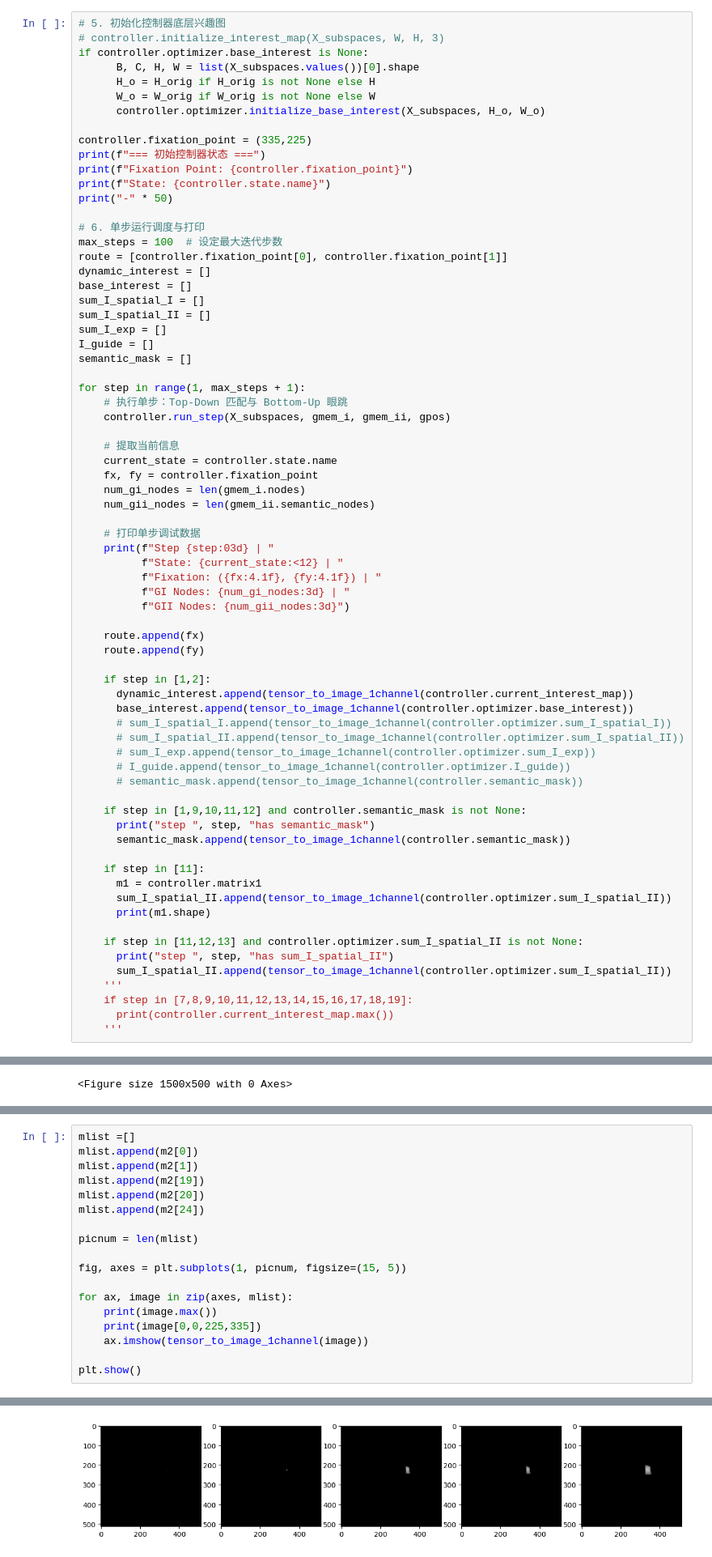
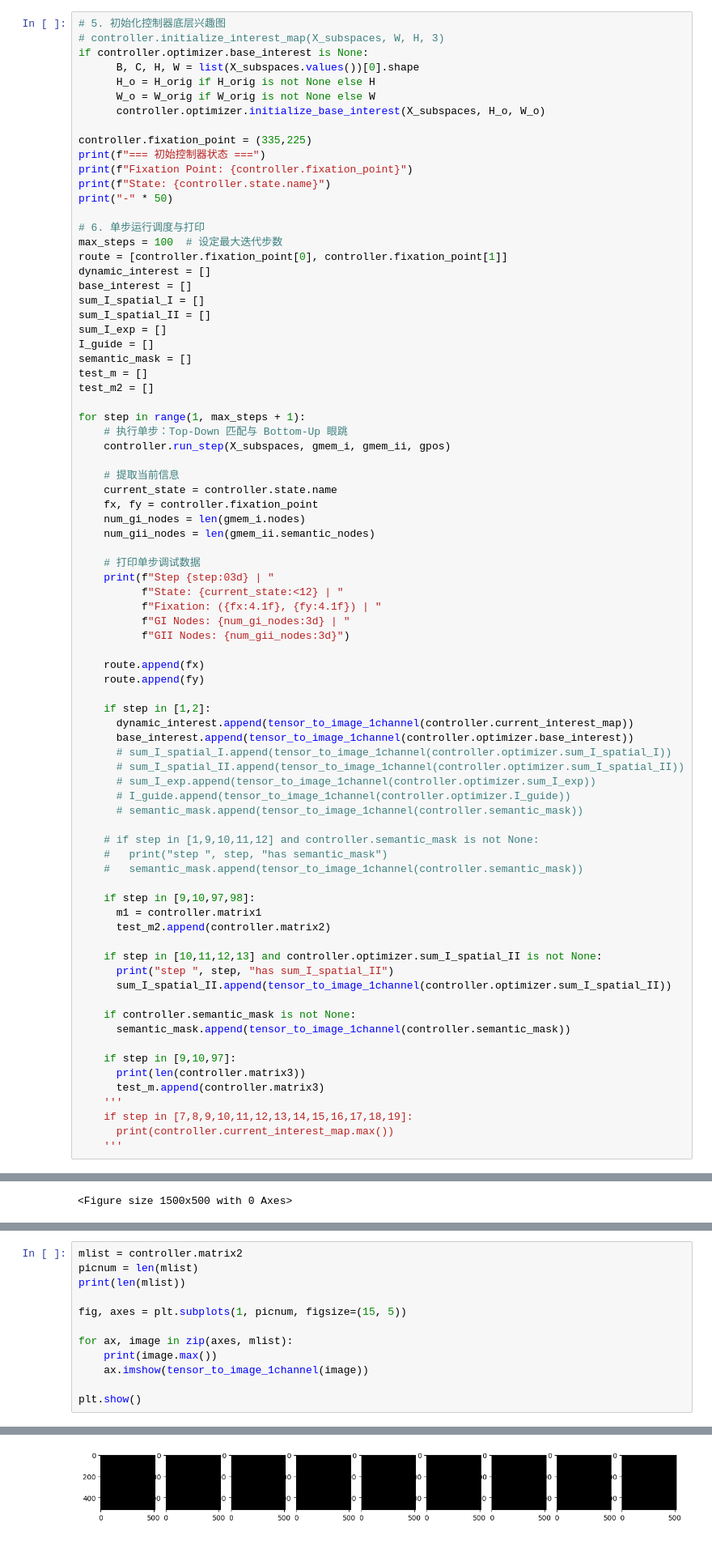
Before and after one commit to jzkaknckx/Conscious-demo, a Jupyter notebook: src/test_memorypoolForJune2.ipynb, the cells around one changed output, grey strips where cells are left out. Shown at 81% size. Cells and saved outputs as stored; diff of their text form.

```diff
--- a/src/test_memorypoolForJune2.ipynb
+++ b/src/test_memorypoolForJune2.ipynb
@@ -76,6 +76,8 @@ sum_I_spatial_II = []
 sum_I_exp = []
 I_guide = []
 semantic_mask = []
+test_m = []
+test_m2 = []
 
 for step in range(1, max_steps + 1):
     # 执行单步：Top-Down 匹配与 Bottom-Up 眼跳
@@ -106,18 +108,24 @@ for step in range(1, max_steps + 1):
       # I_guide.append(tensor_to_image_1channel(controller.optimizer.I_guide))
       # semantic_mask.append(tensor_to_image_1channel(controller.semantic_mask))
 
-    if step in [1,9,10,11,12] and controller.semantic_mask is not None:
-      print("step ", step, "has semantic_mask")
+    # if step in [1,9,10,11,12] and controller.semantic_mask is not None:
+    #   print("step ", step, "has semantic_mask")
+    #   semantic_mask.append(tensor_to_image_1channel(controller.semantic_mask))
+
+    if step in [9,10,97,98]:
+      m1 = controller.matrix1
+      test_m2.append(controller.matrix2)
+
+    if step in [10,11,12,13] and controller.optimizer.sum_I_spatial_II is not None:
+      print("step ", step, "has sum_I_spatial_II")
+      sum_I_spatial_II.append(tensor_to_image_1channel(controller.optimizer.sum_I_spatial_II))
+
+    if controller.semantic_mask is not None:
       semantic_mask.append(tensor_to_image_1channel(controller.semantic_mask))
 
-    if step in [11]:
-      m1 = controller.matrix1
-      sum_I_spatial_II.append(tensor_to_image_1channel(controller.optimizer.sum_I_spatial_II))
-      print(m1.shape)
-
-    if step in [11,12,13] and controller.optimizer.sum_I_spatial_II is not None:
-      print("step ", step, "has sum_I_spatial_II")
-      sum_I_spatial_II.append(tensor_to_image_1channel(controller.optimizer.sum_I_spatial_II))
+    if step in [9,10,97]:
+      print(len(controller.matrix3))
+      test_m.append(controller.matrix3)
     '''
     if step in [7,8,9,10,11,12,13,14,15,16,17,18,19]:
       print(controller.current_interest_map.max())
@@ -329,18 +376,12 @@ tensor(0.)
 # %%
-mlist =[]
-mlist.append(m2[0])
-mlist.append(m2[1])
-mlist.append(m2[19])
-mlist.append(m2[20])
-mlist.append(m2[24])
-
+mlist = controller.matrix2
 picnum = len(mlist)
+print(len(mlist))
 
 fig, axes = plt.subplots(1, picnum, figsize=(15, 5))
 
 for ax, image in zip(axes, mlist):
     print(image.max())
-    print(image[0,0,225,335])
     ax.imshow(tensor_to_image_1channel(image))
 
 plt.show()
@@ -358,4 +408,4 @@ tensor(0.7118)
-[figure, old version]
+[figure, new version]
 # %% [markdown]
 # RUN ABOVE
 # %% [markdown]
```
Also changed, not shown: parts of 11 cells of this notebook, 2 other files.
